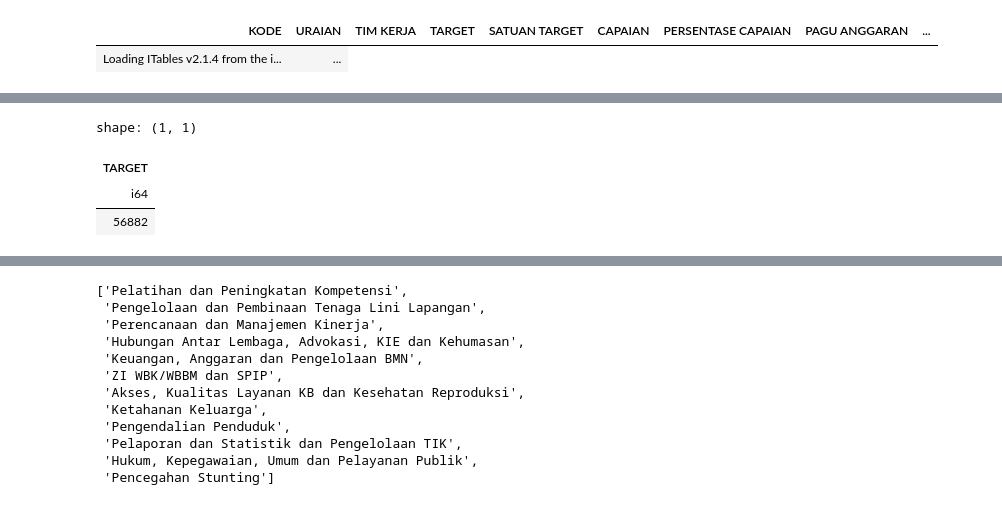
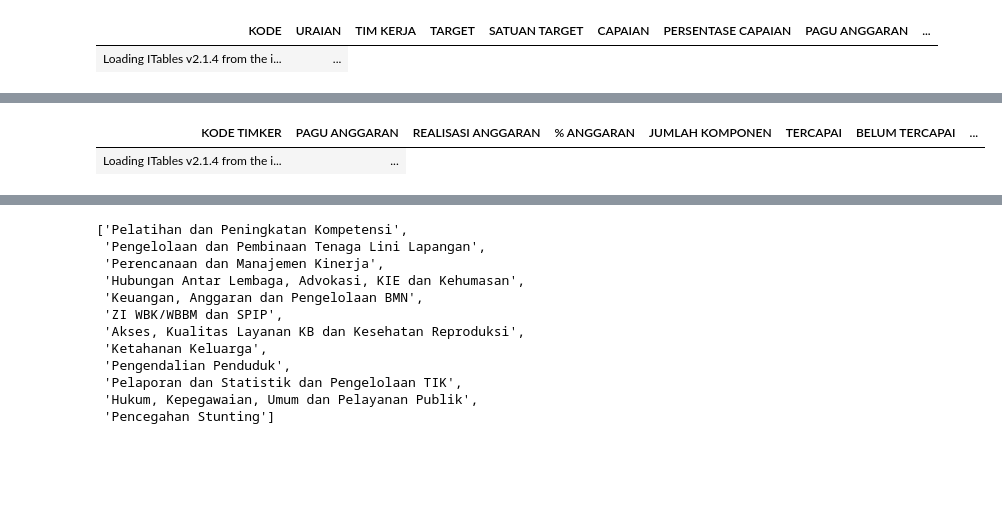
Before and after one commit to pokja0/profil-timker-py, a Jupyter notebook: olahdata.ipynb, the cells around one changed output, grey strips where cells are left out. Cells and saved outputs as stored; diff of their text form; code cells hidden in the pictures; blank space fills up the shorter version.

```diff
--- a/olahdata.ipynb
+++ b/olahdata.ipynb
@@ -88,8 +91,17 @@ rekap_oa.columns
 # %%
-output_anggaran = output_anggaran.select(
-    [(pl.col("REALISASI ANGGARAN").sum() / pl.col("PAGU ANGGARAN").sum() *100).alias("% ANGGARAN").round(2),
-    (pl.col("CAPAIAN").sum() / pl.col("TARGET").sum() *100).alias("% CAPAIAN").round(2)]
+sulbar = output_anggaran.select([
+    pl.col("PAGU ANGGARAN").sum(),
+    pl.col("REALISASI ANGGARAN").sum(),
+    (pl.col("REALISASI ANGGARAN").sum() / pl.col("PAGU ANGGARAN").sum() *100).alias("% ANGGARAN").round(2),
+    (pl.col("KODE").n_unique().alias("JUMLAH KOMPONEN")),
+    (pl.col("PERSENTASE CAPAIAN") >= 100).sum().alias("TERCAPAI"),
+]).with_columns(
+    (pl.col("JUMLAH KOMPONEN") - pl.col("TERCAPAI")).alias("BELUM TERCAPAI")
+
+).with_columns(
+    ((pl.col("TERCAPAI") / pl.col("JUMLAH KOMPONEN"))*100).round(2).alias("% CAPAIAN")
 )
+
 # Menambahkan kolom "KODE TIMKER" dengan nilai "Sulbar"
 sulbar = sulbar.with_columns(pl.lit("Sulbar").alias("KODE TIMKER"))
 
@@ -106,34 +112,0 @@ shape: (1, 2)
-# %%
-output_anggaran.select(pl.col("TARGET").sum())
-# %% [output]
-shape: (1, 1)
-| TARGET |
-| i64 |
-| 56882 |
-# %%
-sulbar = output_anggaran.select(
-    pl.col("PERSENTASE CAPAIAN").mean().alias("% CAPAIAN").round(2),
-    pl.col("PERSENTASE REALISASI ANGGARAN").mean().alias("% ANGGARAN").round(2)
-)
-
-# Menambahkan kolom "KODE TIMKER" dengan nilai "Sulbar"
-sulbar = sulbar.with_columns(pl.lit("Sulbar").alias("KODE TIMKER"))
-
-# Mengatur ulang kolom agar "KODE TIMKER" menjadi kolom pertama
-sulbar = sulbar.select([
-    "KODE TIMKER",  # Kolom pertama
-    pl.all().exclude("KODE TIMKER")  # Kolom lainnya
-])
-
-rekap_oa = pl.concat([sulbar, rekap_oa])
-
-rekap_oa = rekap_oa.with_columns(
-    pl.when(
-        pl.col("KODE TIMKER") == "Sulbar"
-    )
-    .then(pl.lit("Sulbar"))
-    .otherwise(
-        pl.lit("Timker")
-    )
-    .alias("color")
-)
@@ -140 +126,6 @@ rekap_oa = rekap_oa.with_columns(
+# %%
+show(rekap_oa)
+# %% [output]
+| KODE TIMKER | PAGU ANGGARAN | REALISASI ANGGARAN | % ANGGARAN | JUMLAH KOMPONEN | TERCAPAI | BELUM TERCAPAI | ... |
+| Loading ITables v2.1.4 from the i... | ... |
 # %%
```
Also changed, not shown: parts of 4 cells of this notebook.
